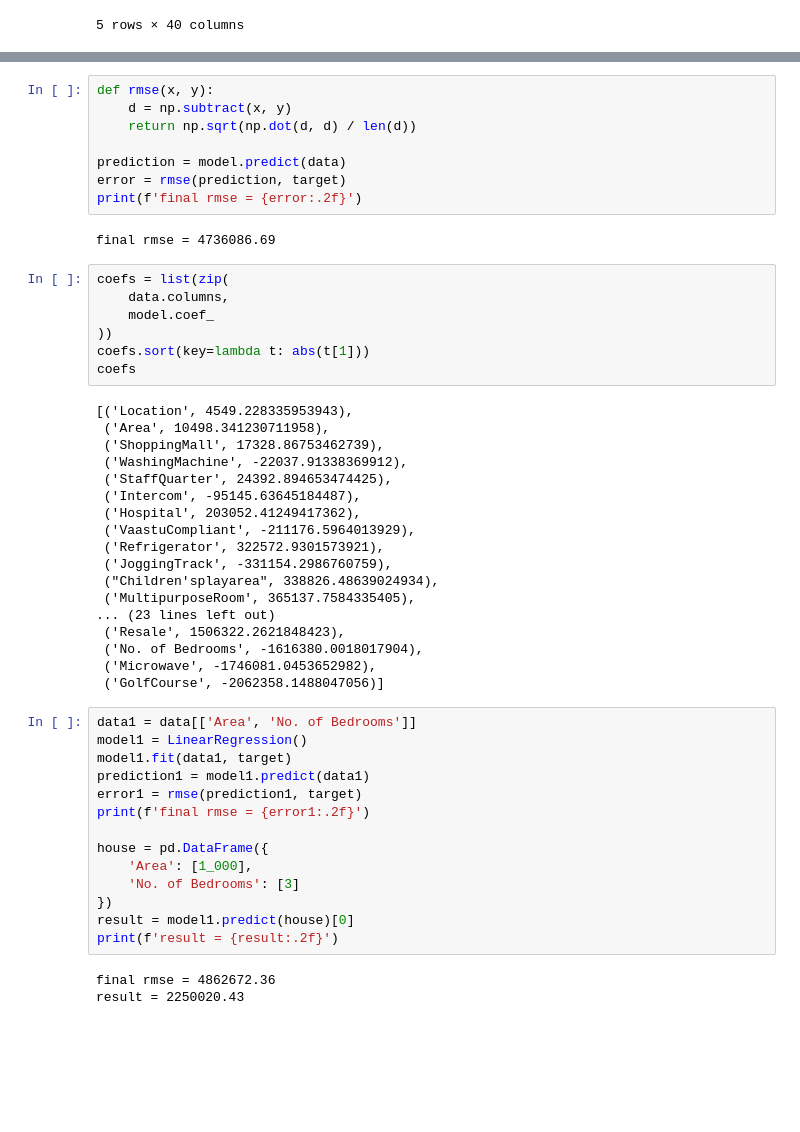
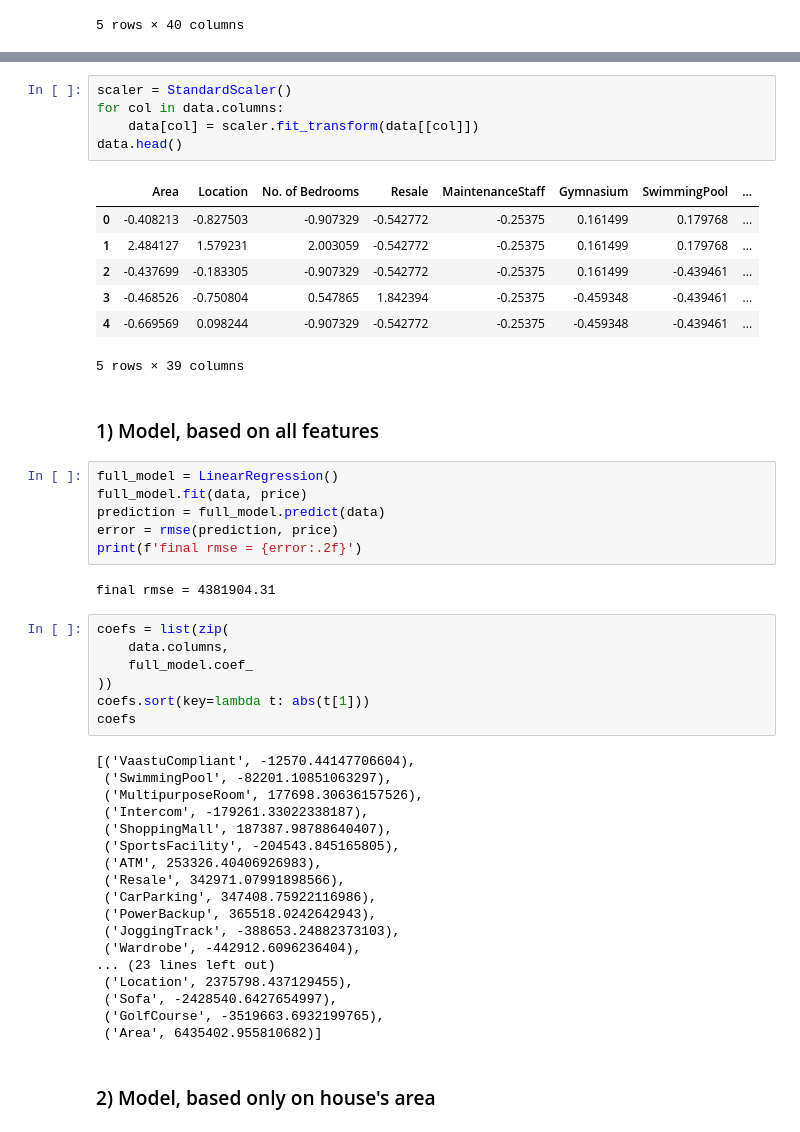
Before and after one commit to akshin-kuvshin/grokking-machine-learning, a Jupyter notebook: 3-linear-regression/Hyderapad.ipynb, the cells around one changed output, grey strips where cells are left out. Cells and saved outputs as stored; diff of their text form; blank space fills up the shorter version.

```diff
--- a/3-linear-regression/Hyderapad.ipynb
+++ b/3-linear-regression/Hyderapad.ipynb
@@ -44,53 +61,51 @@ LinearRegression()
+# %%
+scaler = StandardScaler()
+for col in data.columns:
+    data[col] = scaler.fit_transform(data[[col]])
+data.head()
+# %% [output]
+|  | Area | Location | No. of Bedrooms | Resale | MaintenanceStaff | Gymnasium | SwimmingPool | ... |
+| 0 | -0.408213 | -0.827503 | -0.907329 | -0.542772 | -0.25375 | 0.161499 | 0.179768 | ... |
+| 1 | 2.484127 | 1.579231 | 2.003059 | -0.542772 | -0.25375 | 0.161499 | 0.179768 | ... |
+| 2 | -0.437699 | -0.183305 | -0.907329 | -0.542772 | -0.25375 | 0.161499 | -0.439461 | ... |
+| 3 | -0.468526 | -0.750804 | 0.547865 | 1.842394 | -0.25375 | -0.459348 | -0.439461 | ... |
+| 4 | -0.669569 | 0.098244 | -0.907329 | -0.542772 | -0.25375 | -0.459348 | -0.439461 | ... |
+5 rows × 39 columns
+# %% [markdown]
+### 1) Model, based on all features
 # %%
-def rmse(x, y):
-    d = np.subtract(x, y)
-    return np.sqrt(np.dot(d, d) / len(d))
-
-prediction = model.predict(data)
-error = rmse(prediction, target)
+full_model = LinearRegression()
+full_model.fit(data, price)
+prediction = full_model.predict(data)
+error = rmse(prediction, price)
 print(f'final rmse = {error:.2f}')
 # %% [output]
-final rmse = 4736086.69
+final rmse = 4381904.31
 # %%
 coefs = list(zip(
     data.columns,
-    model.coef_
+    full_model.coef_
 ))
 coefs.sort(key=lambda t: abs(t[1]))
 coefs
 # %% [output]
-[('Location', 4549.228335953943),
- ('Area', 10498.341230711958),
- ('ShoppingMall', 17328.86753462739),
- ('WashingMachine', -22037.91338369912),
- ('StaffQuarter', 24392.894653474425),
- ('Intercom', -95145.63645184487),
- ('Hospital', 203052.41249417362),
- ('VaastuCompliant', -211176.5964013929),
- ('Refrigerator', 322572.9301573921),
- ('JoggingTrack', -331154.2986760759),
- ("Children'splayarea", 338826.48639024934),
- ('MultipurposeRoom', 365137.7584335405),
+[('VaastuCompliant', -12570.44147706604),
+ ('SwimmingPool', -82201.10851063297),
+ ('MultipurposeRoom', 177698.30636157526),
+ ('Intercom', -179261.33022338187),
+ ('ShoppingMall', 187387.98788640407),
+ ('SportsFacility', -204543.845165805),
+ ('ATM', 253326.40406926983),
+ ('Resale', 342971.07991898566),
+ ('CarParking', 347408.75922116986),
+ ('PowerBackup', 365518.0242642943),
+ ('JoggingTrack', -388653.24882373103),
+ ('Wardrobe', -442912.6096236404),
 ... (23 lines left out)
- ('Resale', 1506322.2621848423),
- ('No. of Bedrooms', -1616380.0018017904),
- ('Microwave', -1746081.0453652982),
- ('GolfCourse', -2062358.1488047056)]
+ ('Location', 2375798.437129455),
+ ('Sofa', -2428540.6427654997),
+ ('GolfCourse', -3519663.6932199765),
+ ('Area', 6435402.955810682)]
-# %%
-data1 = data[['Area', 'No. of Bedrooms']]
-model1 = LinearRegression()
-model1.fit(data1, target)
-prediction1 = model1.predict(data1)
-error1 = rmse(prediction1, target)
-print(f'final rmse = {error1:.2f}')
-
-house = pd.DataFrame({
-    'Area': [1_000],
-    'No. of Bedrooms': [3]
-})
-result = model1.predict(house)[0]
-print(f'result = {result:.2f}')
-# %% [output]
-final rmse = 4862672.36
-result = 2250020.43
+# %% [markdown]
+### 2) Model, based only on house's area
 # %%
```
Also changed, not shown: parts of 9 cells of this notebook.
